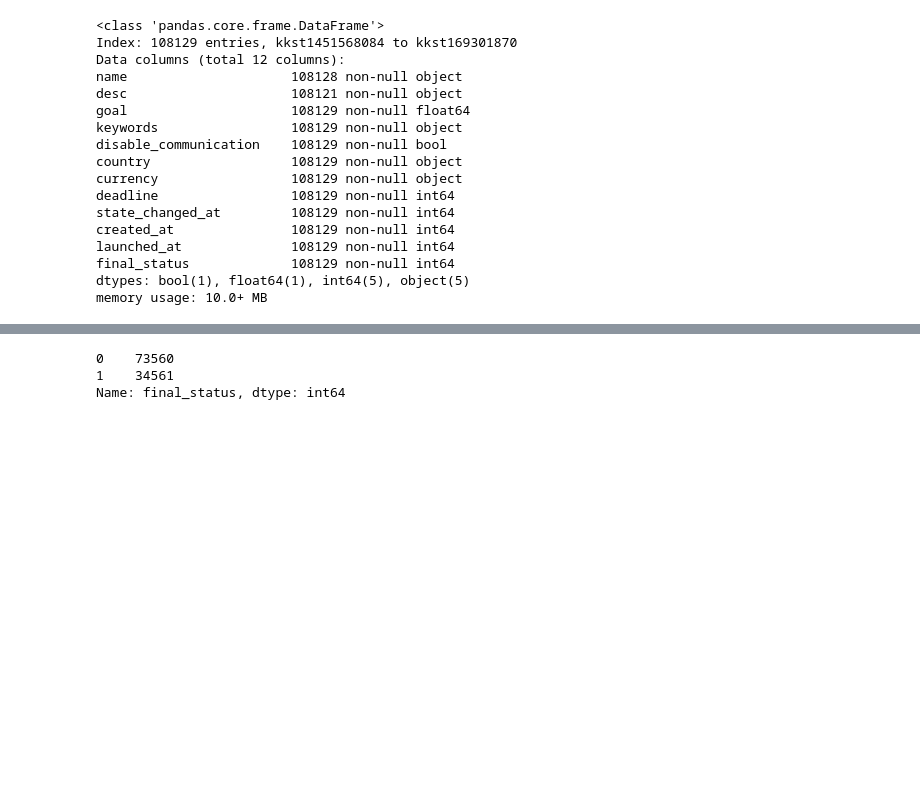
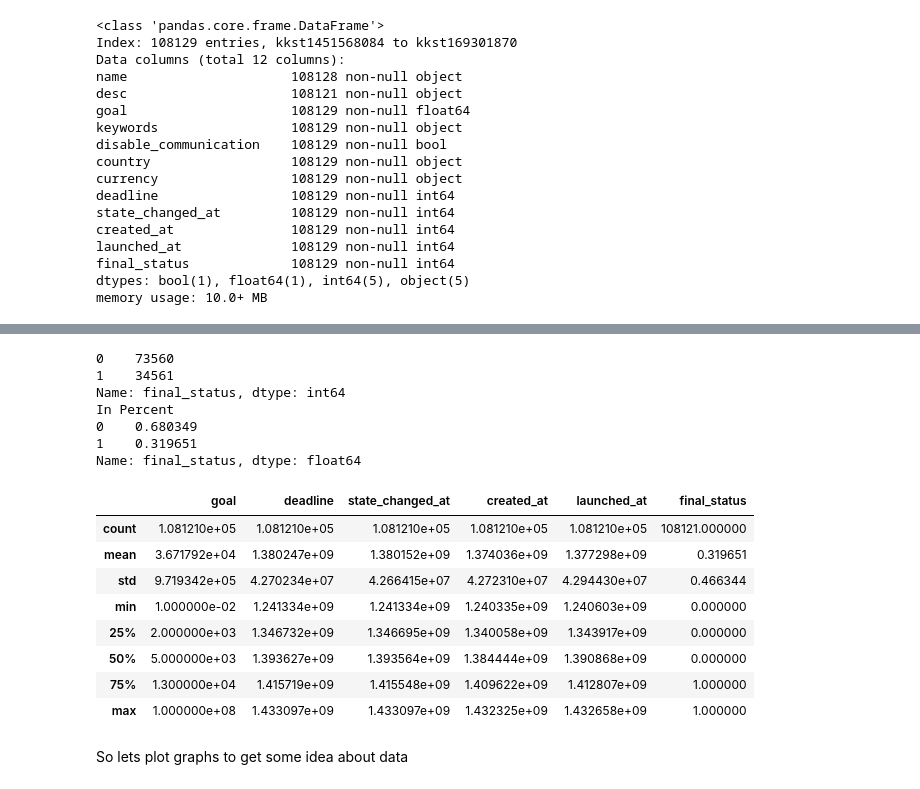
Before and after one commit to ketulgupta1995/KickstarterProjectFunding, a Jupyter notebook: My First ML Blog.ipynb, the cells around one changed output, grey strips where cells are left out. Cells and saved outputs as stored; diff of their text form; code cells hidden in the pictures; blank space fills up the shorter version.

```diff
--- a/My First ML Blog.ipynb
+++ b/My First ML Blog.ipynb
@@ -168,9 +168,29 @@ dtype: int64
 # %%
 #check output varible
 print(train.final_status.value_counts())
+print("In Percent")
+print(train.final_status.value_counts(normalize=True))
 #0 not funded
 #1 got funded
 # %% [output]
 0    73560
 1    34561
 Name: final_status, dtype: int64
+In Percent
+0    0.680349
+1    0.319651
+Name: final_status, dtype: float64
+# %%
+train.describe()
+# %% [output]
+|  | goal | deadline | state_changed_at | created_at | launched_at | final_status |
+| count | 1.081210e+05 | 1.081210e+05 | 1.081210e+05 | 1.081210e+05 | 1.081210e+05 | 108121.000000 |
+| mean | 3.671792e+04 | 1.380247e+09 | 1.380152e+09 | 1.374036e+09 | 1.377298e+09 | 0.319651 |
+| std | 9.719342e+05 | 4.270234e+07 | 4.266415e+07 | 4.272310e+07 | 4.294430e+07 | 0.466344 |
+| min | 1.000000e-02 | 1.241334e+09 | 1.241334e+09 | 1.240335e+09 | 1.240603e+09 | 0.000000 |
+| 25% | 2.000000e+03 | 1.346732e+09 | 1.346695e+09 | 1.340058e+09 | 1.343917e+09 | 0.000000 |
+| 50% | 5.000000e+03 | 1.393627e+09 | 1.393564e+09 | 1.384444e+09 | 1.390868e+09 | 0.000000 |
+| 75% | 1.300000e+04 | 1.415719e+09 | 1.415548e+09 | 1.409622e+09 | 1.412807e+09 | 1.000000 |
+| max | 1.000000e+08 | 1.433097e+09 | 1.433097e+09 | 1.432325e+09 | 1.432658e+09 | 1.000000 |
+# %% [markdown]
+So lets plot graphs to get some idea about data
```
Also changed, not shown: parts of 10 cells of this notebook.
